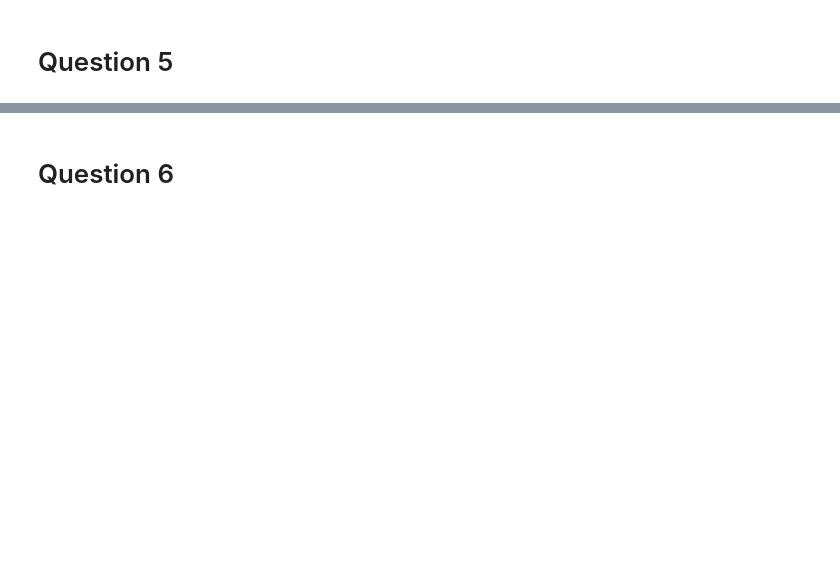
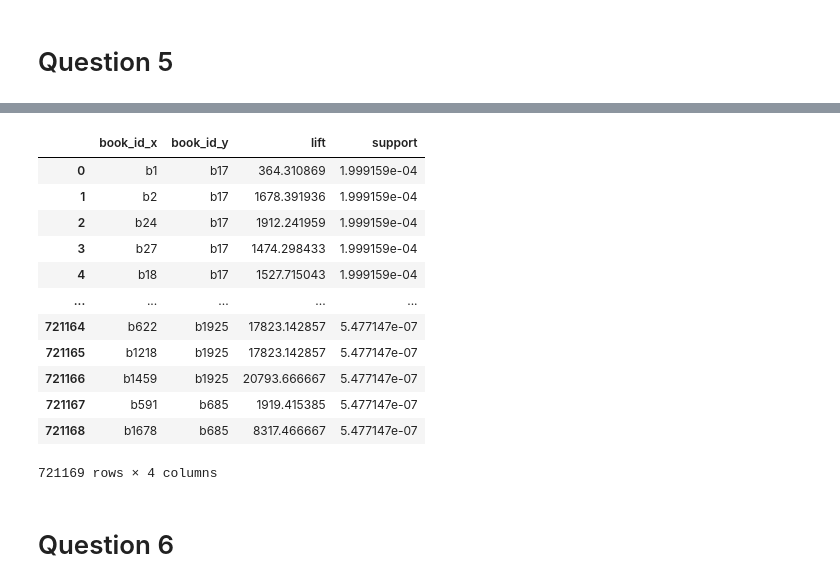
Before and after one commit to podyssea/RecommenderSystems, a Jupyter notebook: RecSys_coursework_2021_2210049p.ipynb, the cells around one changed output, grey strips where cells are left out. Saved outputs shown, nothing was run; the diff lists cells and outputs as text; code cells hidden in the pictures; blank space fills up the shorter version.

```diff
--- a/RecSys_coursework_2021_2210049p.ipynb
+++ b/RecSys_coursework_2021_2210049p.ipynb
@@ -670,0 +718,16 @@ print(top5_item_ids)
+# %%
+calculate_lift().sort_values
+# %% [output]
+|  | book_id_x | book_id_y | lift | support |
+| 0 | b1 | b17 | 364.310869 | 1.999159e-04 |
+| 1 | b2 | b17 | 1678.391936 | 1.999159e-04 |
+| 2 | b24 | b17 | 1912.241959 | 1.999159e-04 |
+| 3 | b27 | b17 | 1474.298433 | 1.999159e-04 |
+| 4 | b18 | b17 | 1527.715043 | 1.999159e-04 |
+| ... | ... | ... | ... | ... |
+| 721164 | b622 | b1925 | 17823.142857 | 5.477147e-07 |
+| 721165 | b1218 | b1925 | 17823.142857 | 5.477147e-07 |
+| 721166 | b1459 | b1925 | 20793.666667 | 5.477147e-07 |
+| 721167 | b591 | b685 | 1919.415385 | 5.477147e-07 |
+| 721168 | b1678 | b685 | 8317.466667 | 5.477147e-07 |
+721169 rows × 4 columns
```
Also changed, not shown: parts of 30 cells of this notebook.
